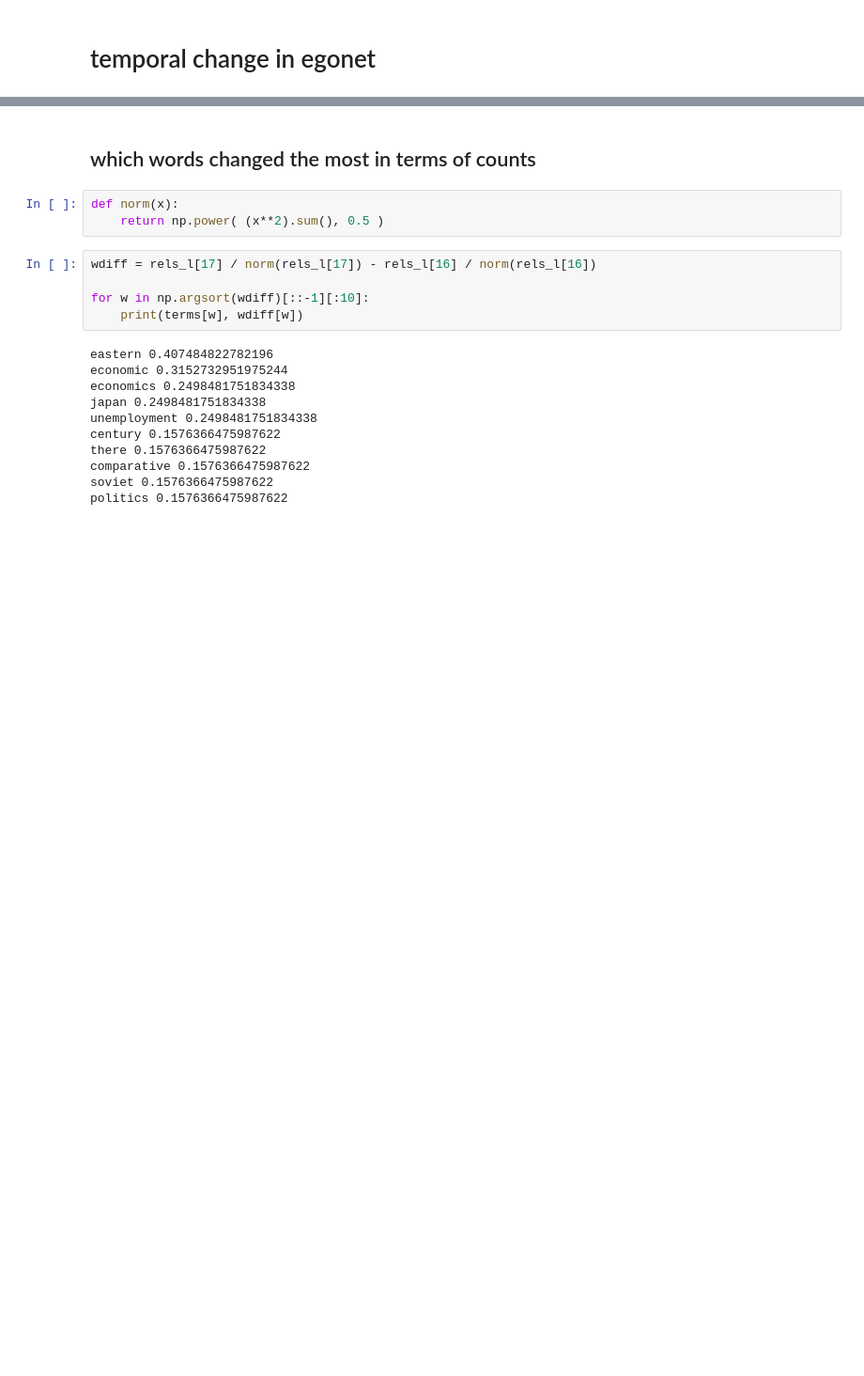
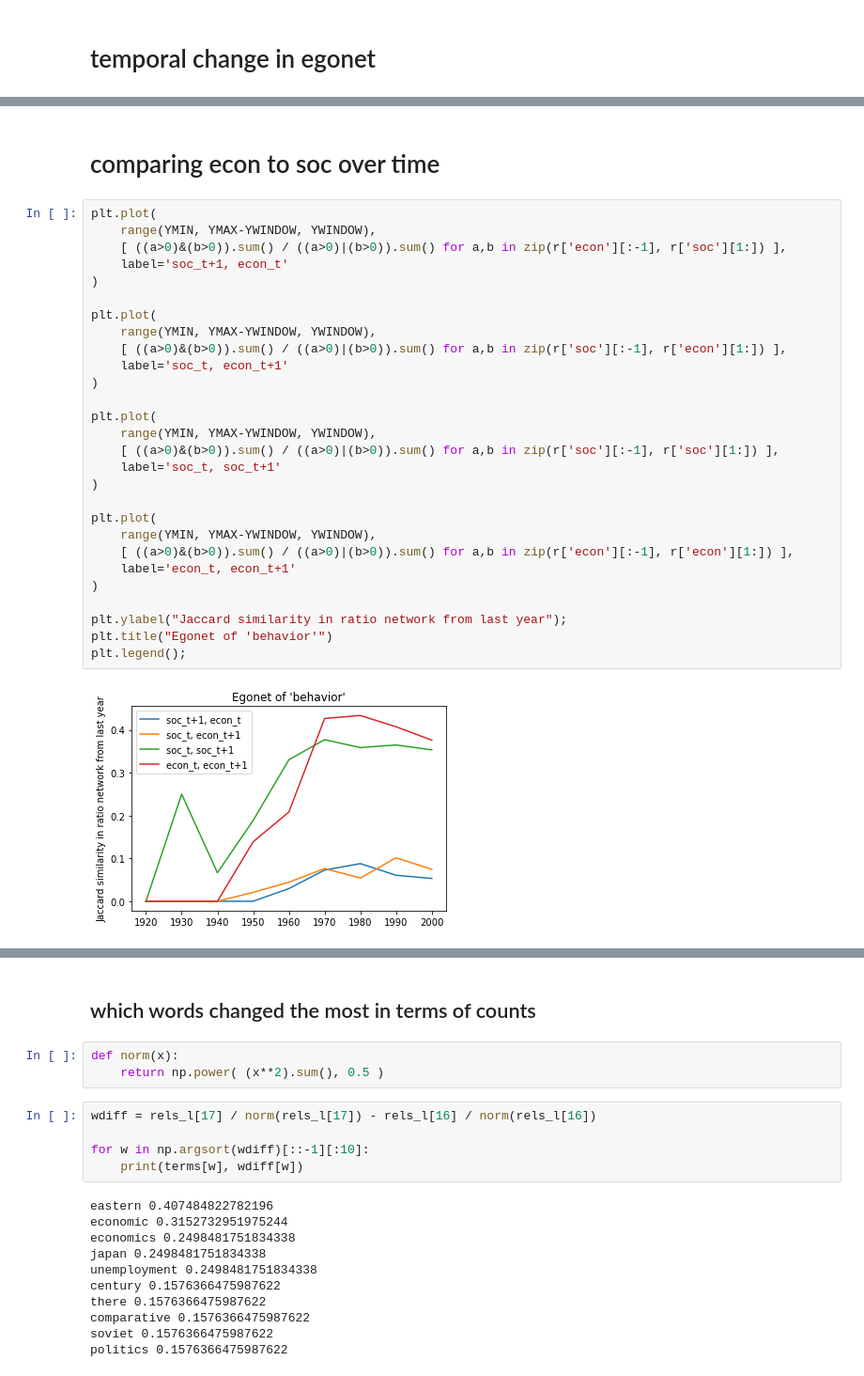
Before and after one commit to amcgail/kk-jstor-sociology, a Jupyter notebook: programming/cooccurence/cooc_networks-temp.ipynb, the cells around one changed output, grey strips where cells are left out. Shown: that part at 94% size. Saved outputs shown, nothing was run; the diff lists cells and outputs as text; blank space fills up the shorter version.

```diff
--- a/programming/cooccurence/cooc_networks-temp.ipynb
+++ b/programming/cooccurence/cooc_networks-temp.ipynb
@@ -130,0 +147,32 @@ plt.plot(
+# %% [markdown]
+# comparing econ to soc over time
+# %%
+plt.plot(
+    range(YMIN, YMAX-YWINDOW, YWINDOW),
+    [ ((a>0)&(b>0)).sum() / ((a>0)|(b>0)).sum() for a,b in zip(r['econ'][:-1], r['soc'][1:]) ],
+    label='soc_t+1, econ_t'
+)
+
+plt.plot(
+    range(YMIN, YMAX-YWINDOW, YWINDOW),
+    [ ((a>0)&(b>0)).sum() / ((a>0)|(b>0)).sum() for a,b in zip(r['soc'][:-1], r['econ'][1:]) ],
+    label='soc_t, econ_t+1'
+)
+
+plt.plot(
+    range(YMIN, YMAX-YWINDOW, YWINDOW),
+    [ ((a>0)&(b>0)).sum() / ((a>0)|(b>0)).sum() for a,b in zip(r['soc'][:-1], r['soc'][1:]) ],
+    label='soc_t, soc_t+1'
+)
+
+plt.plot(
+    range(YMIN, YMAX-YWINDOW, YWINDOW),
+    [ ((a>0)&(b>0)).sum() / ((a>0)|(b>0)).sum() for a,b in zip(r['econ'][:-1], r['econ'][1:]) ],
+    label='econ_t, econ_t+1'
+)
+
+plt.ylabel("Jaccard similarity in ratio network from last year");
+plt.title("Egonet of 'behavior'")
+plt.legend();
+# %% [output]
+[figure, added]
```
Also changed, not shown: parts of 31 cells of this notebook.
